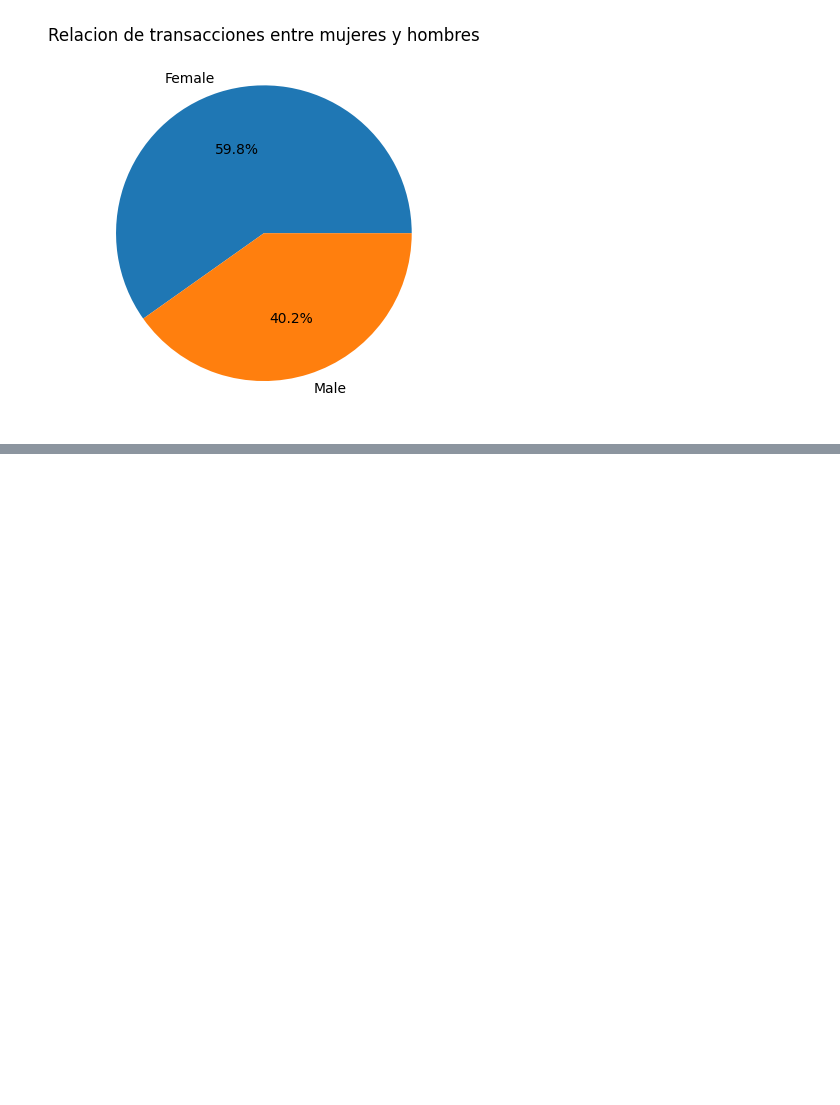
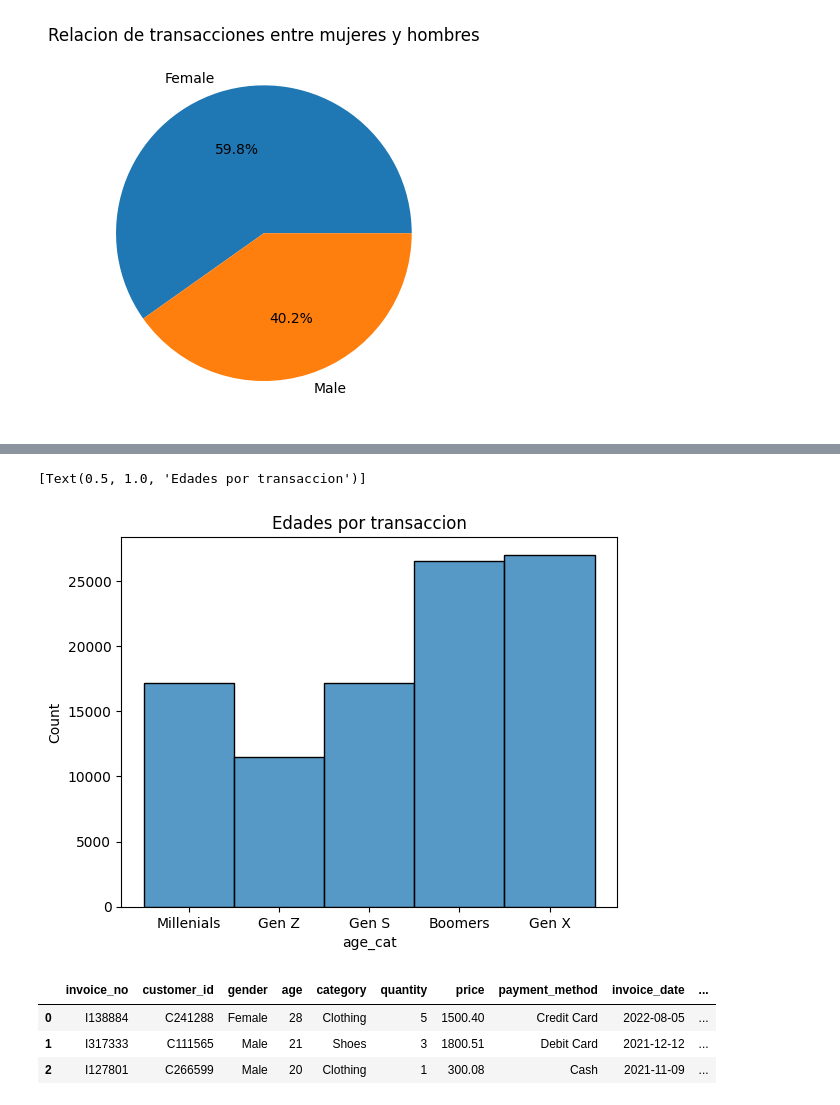
Before and after one commit to Casald/AnalisisRetail_UV, a Jupyter notebook: Analisis_Retail.ipynb, the cells around one changed output, grey strips where cells are left out. Drawn from its saved outputs; the diff is of its cells as text; code cells hidden in the pictures; blank space fills up the shorter version.

```diff
--- a/Analisis_Retail.ipynb
+++ b/Analisis_Retail.ipynb
@@ -158,0 +161,2 @@ Text(0.5, 1.0, 'Relacion de transacciones entre mujeres y hombres')
+# %%
+df2 = df1_2.copy()
@@ -158,0 +181,21 @@ Text(0.5, 1.0, 'Relacion de transacciones entre mujeres y hombres')
+# %%
+# nueva columna para categorias de edades
+df2['age_cat'] = df2['age']
+# %%
+
+# Categoria de edades.Funcion para definir categorias de edad
+# Gen Z: 18-24, Millenials: 25-34, Gen X: 35-49, Gen Boomers: 50-64, Gen S: 65 en adelante
+def category_f(age):
+    if (age >= 18) and (age < 24):
+        return 'Gen Z'
+    elif (age >= 25) and (age < 34):
+        return 'Millenials'
+    elif (age >= 35) and (age < 49):
+        return 'Gen X'
+    elif (age >= 50) and (age < 64):
+        return 'Boomers'
+    else:
+        return 'Gen S'
+# %%
+# Aplicamos la funcion
+df2['age_cat'] = df2['age_cat'].apply(category_f)
@@ -158,0 +212,13 @@ Text(0.5, 1.0, 'Relacion de transacciones entre mujeres y hombres')
+# %%
+# Histograma
+sns.histplot(data=df2, x='age_cat').set(title='Edades por transaccion')
+# %% [output]
+[Text(0.5, 1.0, 'Edades por transaccion')]
+[figure, added]
+# %%
+df2.head(3)
+# %% [output]
+|  | invoice_no | customer_id | gender | age | category | quantity | price | payment_method | invoice_date | ... |
+| 0 | I138884 | C241288 | Female | 28 | Clothing | 5 | 1500.40 | Credit Card | 2022-08-05 | ... |
+| 1 | I317333 | C111565 | Male | 21 | Shoes | 3 | 1800.51 | Debit Card | 2021-12-12 | ... |
+| 2 | I127801 | C266599 | Male | 20 | Clothing | 1 | 300.08 | Cash | 2021-11-09 | ... |
```
Also changed, not shown: parts of 4 cells of this notebook.
